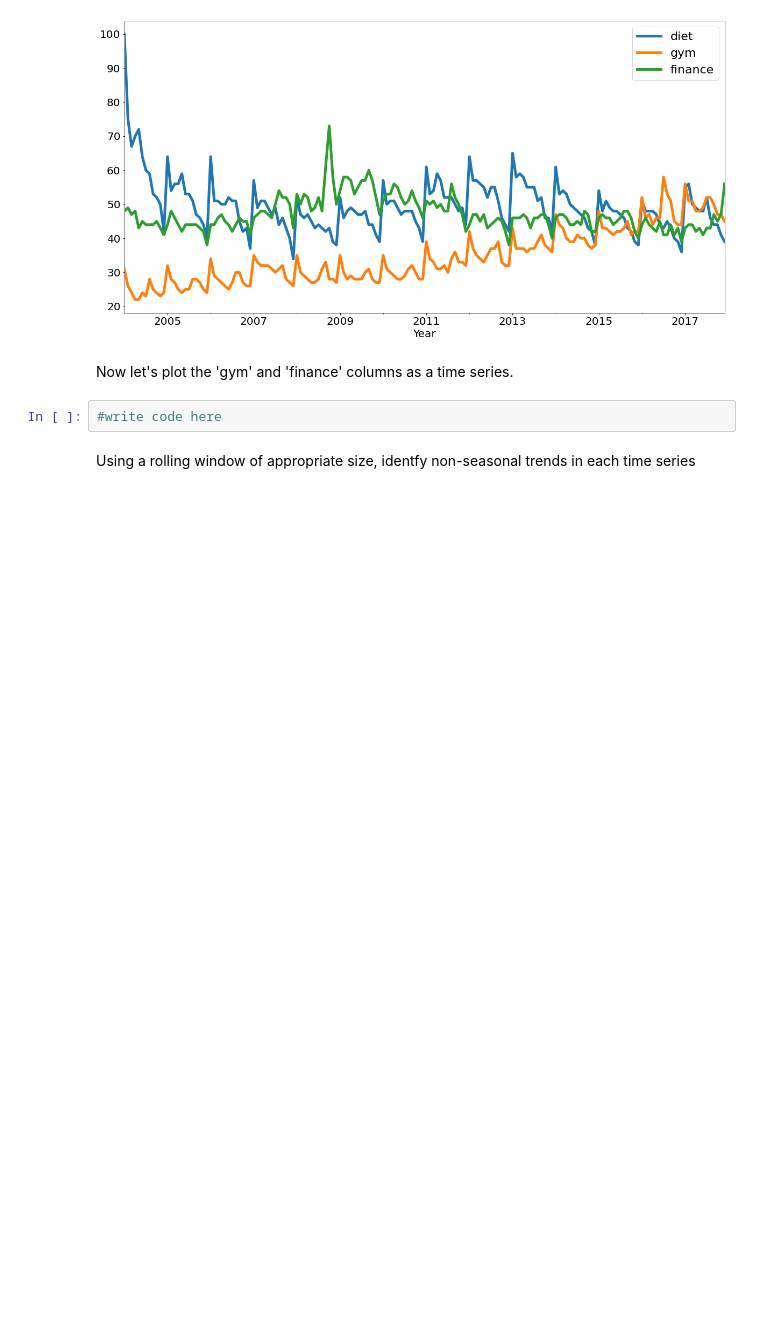
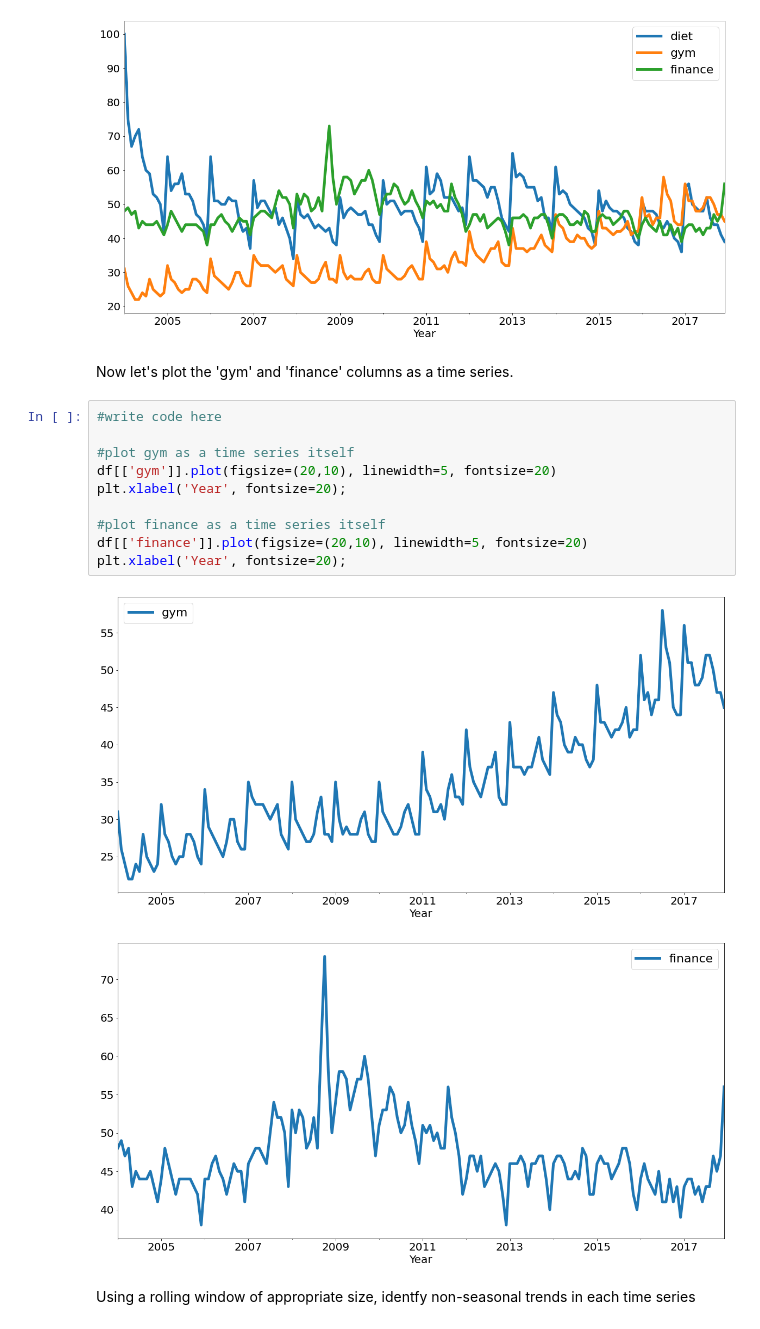
Before and after one commit to anaaparamesh/Week2_Public, a Jupyter notebook: Notebooks/01_TimeSeries/TimeSeries_Exercises.ipynb, the cells around one changed output. Drawn from its saved outputs; the diff is of its cells as text; blank space fills up the shorter version.

Commit message:
graphed gym and finance as its own time series

```diff
--- a/Notebooks/01_TimeSeries/TimeSeries_Exercises.ipynb
+++ b/Notebooks/01_TimeSeries/TimeSeries_Exercises.ipynb
@@ -63,8 +63,19 @@ plt.xlabel('Year', fontsize=20);
 [figure]
 # %% [markdown]
 Now let's plot the 'gym' and 'finance' columns as a time series.
-# %%
-#write code here
+# %%
+#write code here
+
+#plot gym as a time series itself
+df[['gym']].plot(figsize=(20,10), linewidth=5, fontsize=20)
+plt.xlabel('Year', fontsize=20);
+
+#plot finance as a time series itself
+df[['finance']].plot(figsize=(20,10), linewidth=5, fontsize=20)
+plt.xlabel('Year', fontsize=20);
+# %% [output]
+[figure, added]
+[figure, added]
 # %% [markdown]
 Using a rolling window of appropriate size, identfy non-seasonal trends in each time series
 # %%
```
